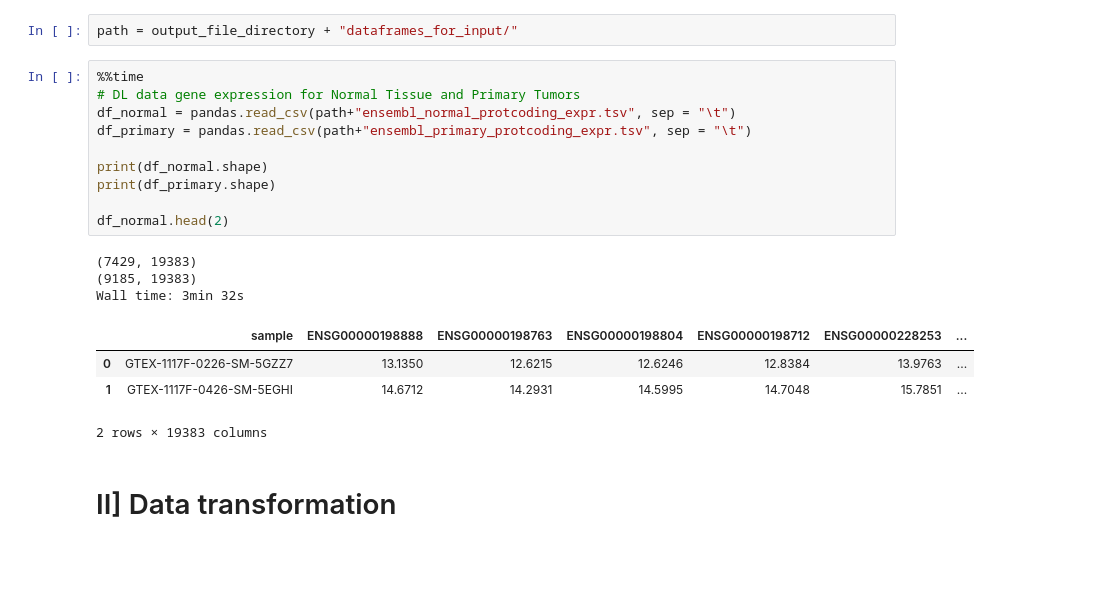
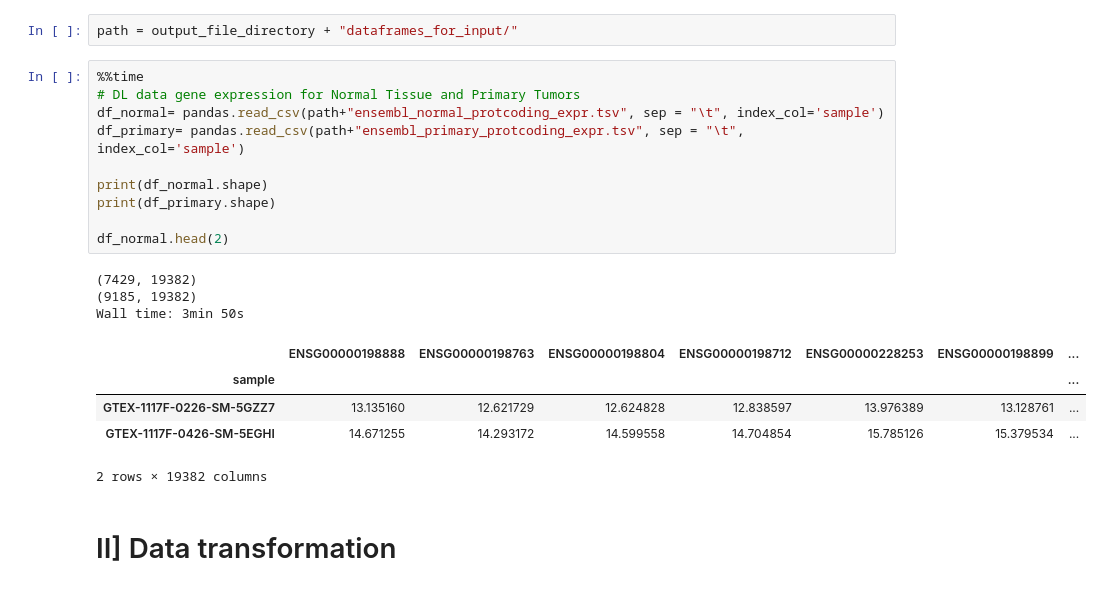
Before and after one commit to Keviosta/Article_short_isoform_ATG7_private, a Jupyter notebook: gene_expression_data_preparation/2_Filtered_samples_all_protein_coding_expression_preparation.ipynb, the cells around one changed output. Cells and saved outputs as stored; diff of their text form; blank space fills up the shorter version.

```diff
--- a/gene_expression_data_preparation/2_Filtered_samples_all_protein_coding_expression_preparation.ipynb
+++ b/gene_expression_data_preparation/2_Filtered_samples_all_protein_coding_expression_preparation.ipynb
@@ -12,21 +12,22 @@ path = output_file_directory + "dataframes_for_input/"
 # %%
 %%time
 # DL data gene expression for Normal Tissue and Primary Tumors
-df_normal = pandas.read_csv(path+"ensembl_normal_protcoding_expr.tsv", sep = "\t")
-df_primary = pandas.read_csv(path+"ensembl_primary_protcoding_expr.tsv", sep = "\t")
+df_normal= pandas.read_csv(path+"ensembl_normal_protcoding_expr.tsv", sep = "\t", index_col='sample')
+df_primary= pandas.read_csv(path+"ensembl_primary_protcoding_expr.tsv", sep = "\t", index_col='sample')
 
 print(df_normal.shape)
 print(df_primary.shape)
 
 df_normal.head(2)
 # %% [output]
-(7429, 19383)
-(9185, 19383)
-Wall time: 3min 32s
+(7429, 19382)
+(9185, 19382)
+Wall time: 3min 50s
-|  | sample | ENSG00000198888 | ENSG00000198763 | ENSG00000198804 | ENSG00000198712 | ENSG00000228253 | ... |
-| 0 | GTEX-1117F-0226-SM-5GZZ7 | 13.1350 | 12.6215 | 12.6246 | 12.8384 | 13.9763 | ... |
-| 1 | GTEX-1117F-0426-SM-5EGHI | 14.6712 | 14.2931 | 14.5995 | 14.7048 | 15.7851 | ... |
+|  | ENSG00000198888 | ENSG00000198763 | ENSG00000198804 | ENSG00000198712 | ENSG00000228253 | ENSG00000198899 | ... |
+| sample |  |  |  |  |  |  | ... |
+| GTEX-1117F-0226-SM-5GZZ7 | 13.135160 | 12.621729 | 12.624828 | 12.838597 | 13.976389 | 13.128761 | ... |
+| GTEX-1117F-0426-SM-5EGHI | 14.671255 | 14.293172 | 14.599558 | 14.704854 | 15.785126 | 15.379534 | ... |
-2 rows × 19383 columns
+2 rows × 19382 columns
 # %% [markdown]
 # II] Data transformation
 # %%
```
Also changed, not shown: parts of 4 cells of this notebook, 1 other file.
